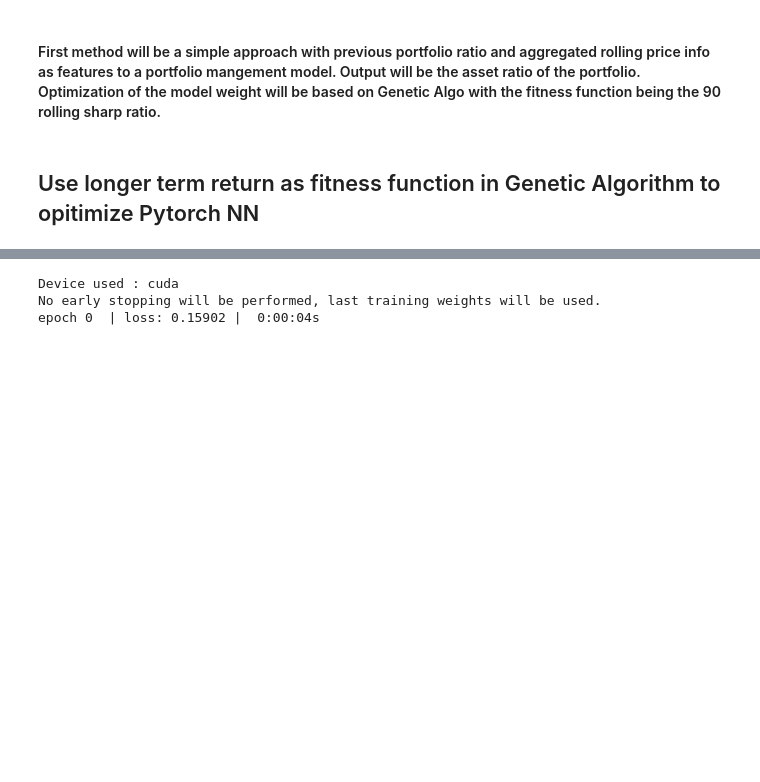
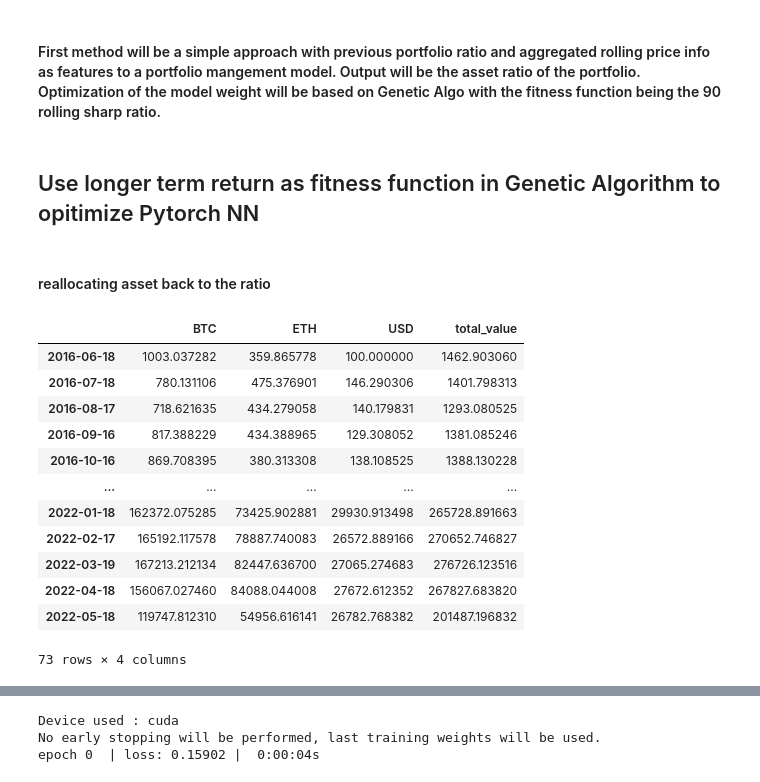
Before and after one commit to Zhimin90/crypto_portfolio_manager, a Jupyter notebook: dataset.ipynb, the cells around one changed output, grey strips where cells are left out. Drawn from its saved outputs; the diff is of its cells as text; code cells hidden in the pictures; blank space fills up the shorter version.

```diff
--- a/dataset.ipynb
+++ b/dataset.ipynb
@@ -177,7 +177,7 @@ accumulator_df
 | 2022-05-29 | 37815.1 | 30890.6 | 100 |
 2201 rows × 3 columns
 # %%
-def get_accumulated_return(initial_allocation_total_value=1000.00, initial_allocation_ratio=np.array([[.6],[.2],[.1]]), asset_daily_returns_df=asset_daily_returns_df):
+def get_accumulated_return(initial_allocation_total_value=1000.00, initial_allocation_ratio=np.array([[.6],[.2],[.2]]), asset_daily_returns_df=asset_daily_returns_df):
 
     initial_allocation = initial_allocation_ratio * initial_allocation_total_value
     portfolio_df = pd.DataFrame(np.repeat(initial_allocation_ratio, daily_df.shape[0], axis=1).T,columns=['BTC','ETH','USD'],index=daily_df.index)
@@ -313,7 +313,7 @@ from tqdm import tqdm
 from IPython.display import clear_output
 
 best = -np.inf
-for i in tqdm(range(int(1e5))):
+for i in tqdm(range(int(1e4))):
     best_out_of_4 = generate_eval_portfolio()
     #print(best_out_of_4.values[0] )
     if best_out_of_4.values[0] > best:
@@ -336,3 +338,20 @@ best sharp 0.5459057970939039
 #### First method will be a simple approach with previous portfolio ratio and aggregated rolling price info as features to a portfolio mangement model. Output will be the asset ratio of the portfolio. Optimization of the model weight will be based on Genetic Algo with the fitness function being the 90 rolling sharp ratio.
 # %% [markdown]
 ## Use longer term return as fitness function in Genetic Algorithm to opitimize Pytorch NN
+# %%
+def get_accumulated_return(initial_allocation_total_value=1000.00, initial_allocation_ratio=np.array([[.6],[.3],[.1]]), asset_daily_returns_df=asset_daily_returns_df):
+    ratio_total = round(initial_allocation_ratio.sum(),6)
+    assert ratio_total == 1, f"ratio total is {ratio_total} and doesnt add up to 1"
+    initial_allocation = initial_allocation_ratio * initial_allocation_total_value
+    portfolio_df = pd.DataFrame(np.repeat(initial_allocation_ratio, daily_df.shape[0], axis=1).T,columns=['BTC','ETH','USD'],index=daily_df.index)
+
+    return_df = (asset_daily_returns_df).shift(1)
+    accumulator_df = pd.DataFrame(columns=asset_daily_returns_df.columns,index=asset_daily_returns_df.index)
+    accumulator_df.iloc[0] = pd.Series(initial_allocation.flatten(),index=asset_daily_returns_df.columns) # initialize portfolio value of first index
+
+    shape = accumulator_df.shape[0]
+    cummulated_returns = (np.cumprod(return_df.shift(-1).values, axis=0)-1)*np.tile(initial_allocation,[shape,1]).reshape(shape, accumulator_df.columns.shape[0]) +\
+        np.tile(initial_allocation,[shape,1]).reshape(shape,accumulator_df.columns.shape[0])
+
+    accumulator_df.iloc[1:] = pd.DataFrame(cummulated_returns, index=accumulator_df.index).shift(1)
+    return accumulator_df
@@ -338,0 +362,31 @@ best sharp 0.5459057970939039
+# %% [markdown]
+#### reallocating asset back to the ratio
+# %%
+gains_ls = []
+adjustment_period = 30 ###ratio redistribution period
+porfolio_details = pd.DataFrame()
+for i in range(0,asset_daily_returns_df.shape[0]-adjustment_period, adjustment_period):
+    current_portfolio_total = initial_allocation_total_value=1000.00 if i==0 else periodic_returns.tail(1).sum(axis=1).values[0]
+    periodic_returns = get_accumulated_return(current_portfolio_total, initial_allocation_ratio=np.array([[.6],[.3],[.1]]),
+                                        asset_daily_returns_df= asset_daily_returns_df.iloc[i:i+adjustment_period])
+    gains_ls+=[(periodic_returns.tail(1).sum(axis=1).values[0],
+                asset_daily_returns_df.iloc[i+adjustment_period].name)]
+    porfolio_details=porfolio_details.append(periodic_returns.iloc[-1])
+
+portfolio_value_df = porfolio_details.copy()
+portfolio_value_df['total_value'] = porfolio_details.sum(axis=1)
+portfolio_value_df#.expanding().mean().plot(figsize=(16,10))
+# %% [output]
+|  | BTC | ETH | USD | total_value |
+| 2016-06-18 | 1003.037282 | 359.865778 | 100.000000 | 1462.903060 |
+| 2016-07-18 | 780.131106 | 475.376901 | 146.290306 | 1401.798313 |
+| 2016-08-17 | 718.621635 | 434.279058 | 140.179831 | 1293.080525 |
+| 2016-09-16 | 817.388229 | 434.388965 | 129.308052 | 1381.085246 |
+| 2016-10-16 | 869.708395 | 380.313308 | 138.108525 | 1388.130228 |
+| ... | ... | ... | ... | ... |
+| 2022-01-18 | 162372.075285 | 73425.902881 | 29930.913498 | 265728.891663 |
+| 2022-02-17 | 165192.117578 | 78887.740083 | 26572.889166 | 270652.746827 |
+| 2022-03-19 | 167213.212134 | 82447.636700 | 27065.274683 | 276726.123516 |
+| 2022-04-18 | 156067.027460 | 84088.044008 | 27672.612352 | 267827.683820 |
+| 2022-05-18 | 119747.812310 | 54956.616141 | 26782.768382 | 201487.196832 |
+73 rows × 4 columns
```
Also changed, not shown: parts of 4 cells of this notebook.
